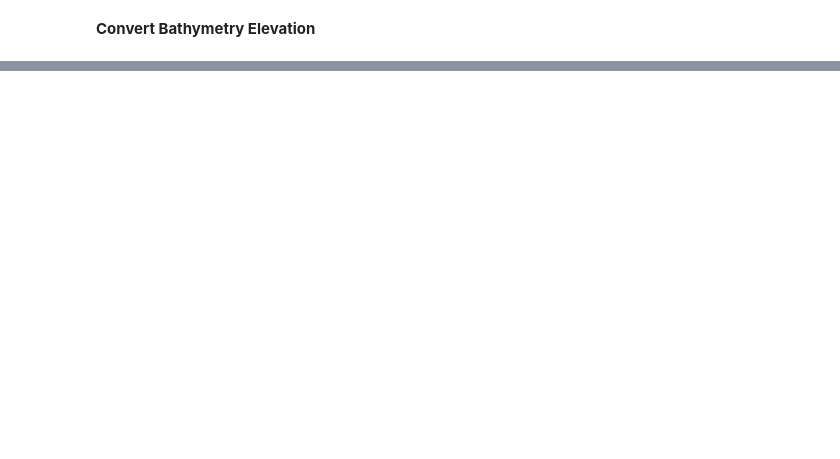
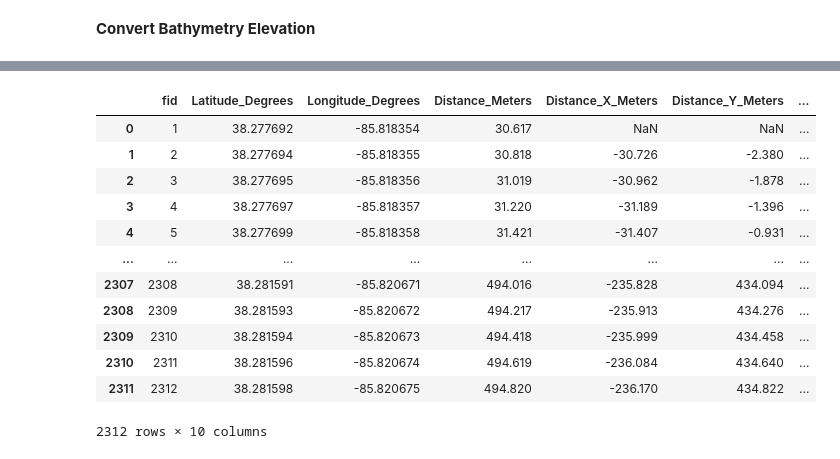
Before and after one commit to jdavecas/Hipsometric-curves, a Jupyter notebook: Bathymetry_trans.ipynb, the cells around one changed output, grey strips where cells are left out. Saved outputs shown, nothing was run; the diff lists cells and outputs as text; code cells hidden in the pictures; blank space fills up the shorter version.

```diff
--- a/Bathymetry_trans.ipynb
+++ b/Bathymetry_trans.ipynb
@@ -251,0 +341,16 @@ AttributeError: 'tuple' object has no attribute 'columns'
+# %%
+new_dict['03294500']
+# %% [output]
+|  | fid | Latitude_Degrees | Longitude_Degrees | Distance_Meters | Distance_X_Meters | Distance_Y_Meters | ... |
+| 0 | 1 | 38.277692 | -85.818354 | 30.617 | NaN | NaN | ... |
+| 1 | 2 | 38.277694 | -85.818355 | 30.818 | -30.726 | -2.380 | ... |
+| 2 | 3 | 38.277695 | -85.818356 | 31.019 | -30.962 | -1.878 | ... |
+| 3 | 4 | 38.277697 | -85.818357 | 31.220 | -31.189 | -1.396 | ... |
+| 4 | 5 | 38.277699 | -85.818358 | 31.421 | -31.407 | -0.931 | ... |
+| ... | ... | ... | ... | ... | ... | ... | ... |
+| 2307 | 2308 | 38.281591 | -85.820671 | 494.016 | -235.828 | 434.094 | ... |
+| 2308 | 2309 | 38.281593 | -85.820672 | 494.217 | -235.913 | 434.276 | ... |
+| 2309 | 2310 | 38.281594 | -85.820673 | 494.418 | -235.999 | 434.458 | ... |
+| 2310 | 2311 | 38.281596 | -85.820674 | 494.619 | -236.084 | 434.640 | ... |
+| 2311 | 2312 | 38.281598 | -85.820675 | 494.820 | -236.170 | 434.822 | ... |
+2312 rows × 10 columns
```
Also changed, not shown: parts of 18 cells of this notebook, 1 other file.
